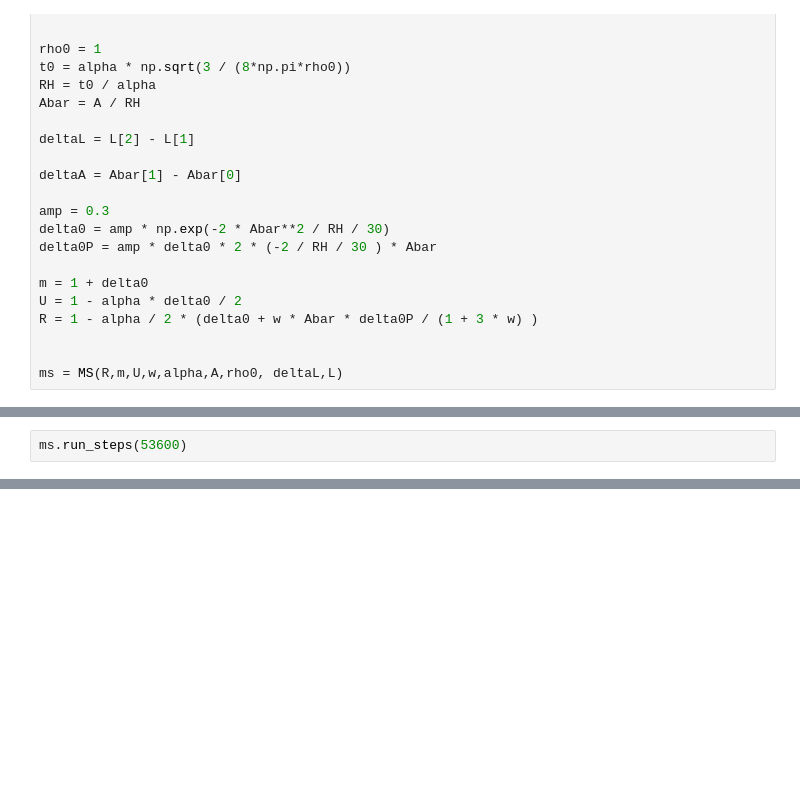
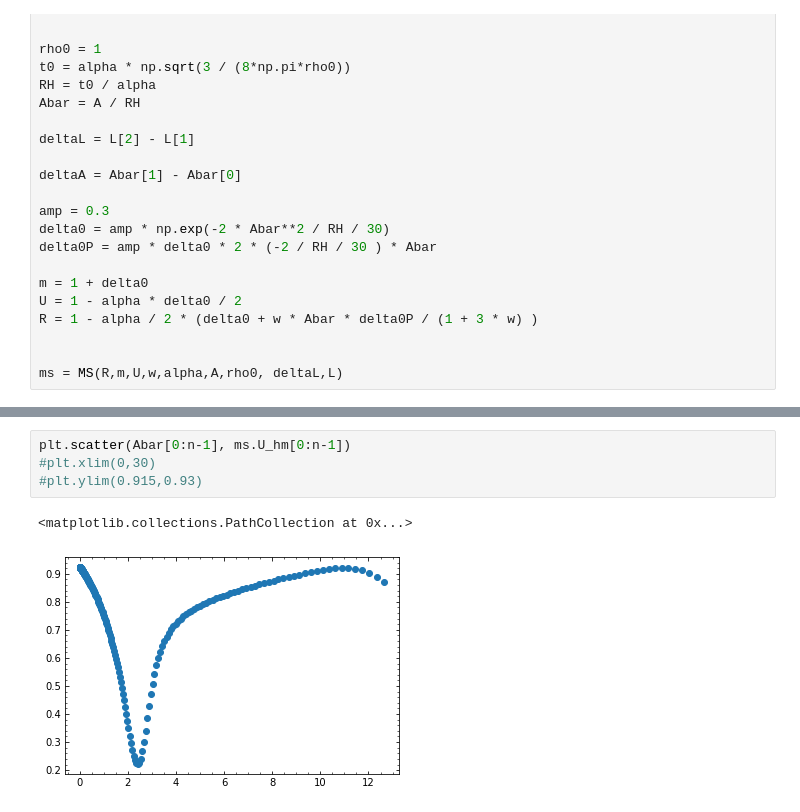
Before and after one commit to jbmertens/criticalcollapse, a Jupyter notebook: ms_hm_log.ipynb, the cells around one changed output, grey strips where cells are left out. Saved outputs shown, nothing was run; the diff lists cells and outputs as text; blank space fills up the shorter version.

```diff
--- a/ms_hm_log.ipynb
+++ b/ms_hm_log.ipynb
@@ -288,2 +610,0 @@ ms.adap_run_steps(20000)
-# %%
-ms.run_steps(53600)
@@ -444,0 +663,7 @@ plt.xlim(-1,30)
+# %%
+plt.scatter(Abar[0:n-1], ms.U_hm[0:n-1])
+#plt.xlim(0,30)
+#plt.ylim(0.915,0.93)
+# %% [output]
+<matplotlib.collections.PathCollection at 0x...>
+[figure, added]
```
Also changed, not shown: parts of 43 cells of this notebook.
